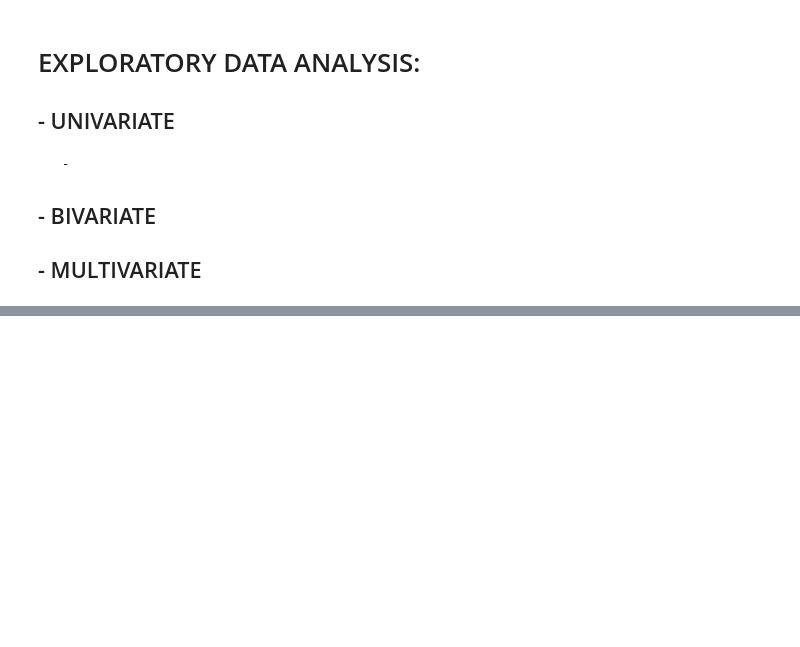
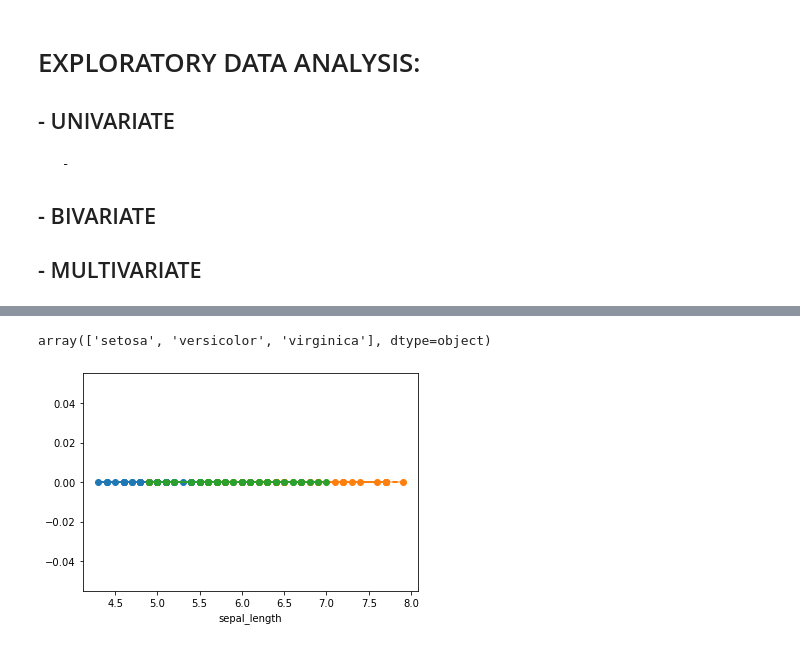
Before and after one commit to rahulrenegade/Machine-Learning-With-Python, a Jupyter notebook: Python for Data Science.ipynb, the cells around one changed output, grey strips where cells are left out. Saved outputs shown, nothing was run; the diff lists cells and outputs as text; code cells hidden in the pictures; blank space fills up the shorter version.

```diff
--- a/Python for Data Science.ipynb
+++ b/Python for Data Science.ipynb
@@ -1295,0 +1301,2 @@ Names, Deleted!
+# %%
+df=pd.read_csv("https://raw.githubusercontent.com/uiuc-cse/data-fa14/gh-pages/data/iris.csv")
@@ -1295,0 +1344,16 @@ Names, Deleted!
+# %%
+df['species'].unique() # Unique is used to retrieve uniquw values froma column
+# %% [output]
+array(['setosa', 'versicolor', 'virginica'], dtype=object)
+# %%
+df_setosa=df.loc[df['species']=='setosa']
+df_versicolor=df.loc[df['species']=='versicolor']
+df_virginica=df.loc[df['species']=='virginica']
+# %%
+plt.plot(df_setosa['sepal_length'], np.zeros_like(df_setosa['sepal_length']),marker='o', linestyle='dashed')
+plt.plot(df_virginica['sepal_length'], np.zeros_like(df_virginica['sepal_length']),marker='o', linestyle='dashed')
+plt.plot(df_versicolor['sepal_length'], np.zeros_like(df_versicolor['sepal_length']),marker='o', linestyle='dashed')
+plt.xlabel("sepal_length")
+plt.show()
+# %% [output]
+[figure, added]
```
Also changed, not shown: parts of 12 cells of this notebook.
